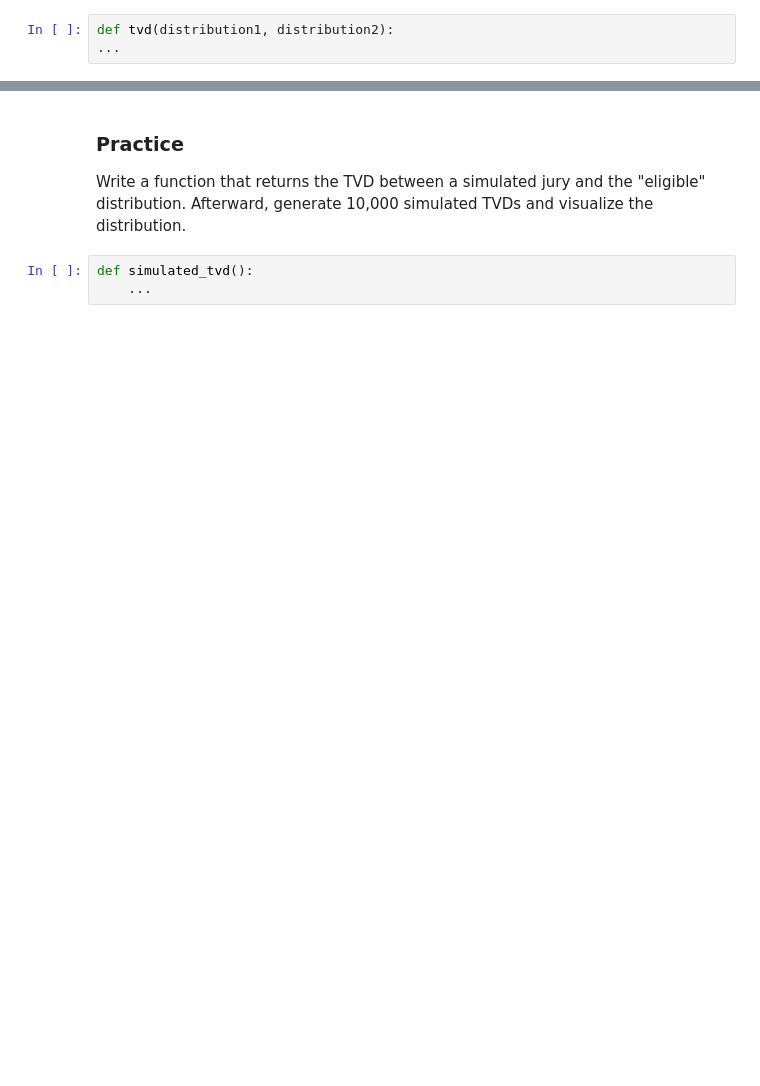
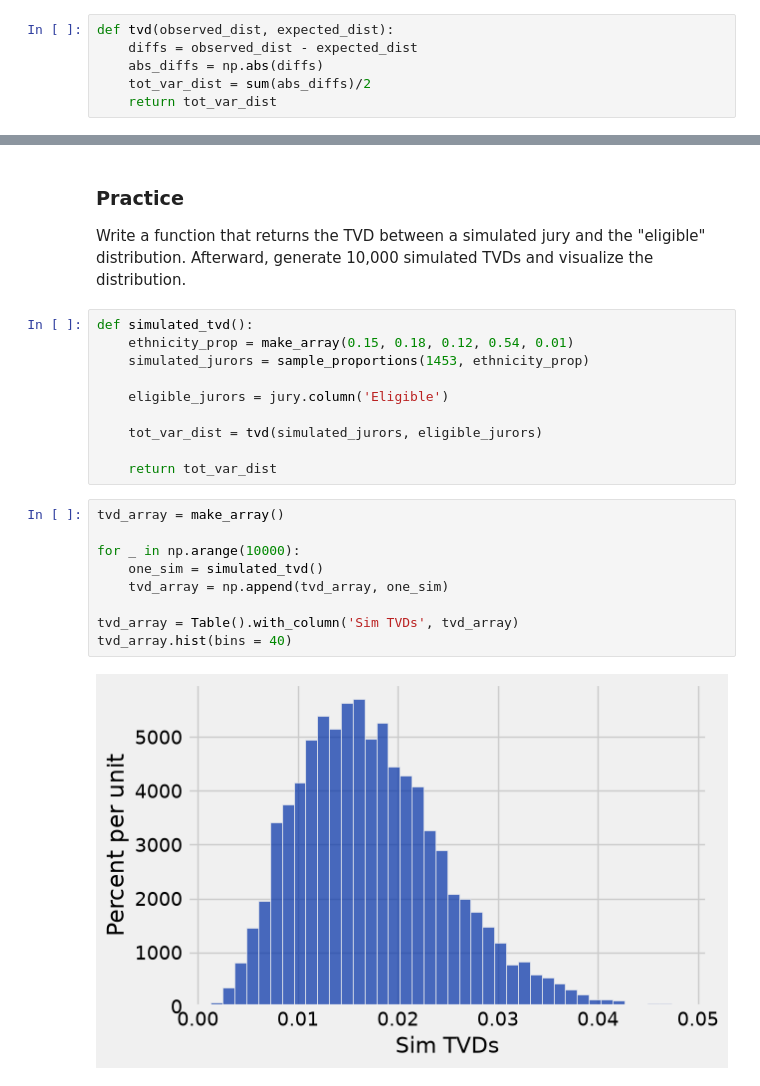
Before and after one commit to cblack-3/cblack-DA-Fall-Intro, a Jupyter notebook: Demo 15 - Testing Hypotheses/tvd.ipynb, the cells around one changed output, grey strips where cells are left out. Saved outputs shown, nothing was run; the diff lists cells and outputs as text; blank space fills up the shorter version.

```diff
--- a/Demo 15 - Testing Hypotheses/tvd.ipynb
+++ b/Demo 15 - Testing Hypotheses/tvd.ipynb
@@ -63,9 +63,12 @@ Total variation distance is defined to be the sum of the *absolute values* of th
 ### Practice ###
 
 Write a function that takes two arrays as inputs (representing two different distributions) and returns the total variation distance between them.
-# %%
-def tvd(distribution1, distribution2):
-...
+# %%
+def tvd(observed_dist, expected_dist):
+    diffs = observed_dist - expected_dist
+    abs_diffs = np.abs(diffs)
+    tot_var_dist = sum(abs_diffs)/2
+    return tot_var_dist
 # %%
 # The TVD of our observed data (Panels) from their expected values
 # assuming the model is true (Eligbible)
@@ -85,6 +88,24 @@ array([ 0.13764625,  0.18857536,  0.12801101,  0.53613214,  0.00963524])
 
 Write a function that returns the TVD between a simulated jury and the "eligible" distribution.
 Afterward, generate 10,000 simulated TVDs and visualize the distribution.
-# %%
-def simulated_tvd():
-    ...
+# %%
+def simulated_tvd():
+    ethnicity_prop = make_array(0.15, 0.18, 0.12, 0.54, 0.01)
+    simulated_jurors = sample_proportions(1453, ethnicity_prop)
+
+    eligible_jurors = jury.column('Eligible')
+
+    tot_var_dist = tvd(simulated_jurors, eligible_jurors)
+
+    return tot_var_dist
+# %%
+tvd_array = make_array()
+
+for _ in np.arange(10000):
+    one_sim = simulated_tvd()
+    tvd_array = np.append(tvd_array, one_sim)
+
+tvd_array = Table().with_column('Sim TVDs', tvd_array)
+tvd_array.hist(bins = 40)
+# %% [output]
+[figure, added]
```
Also changed, not shown: parts of 2 cells of this notebook.
